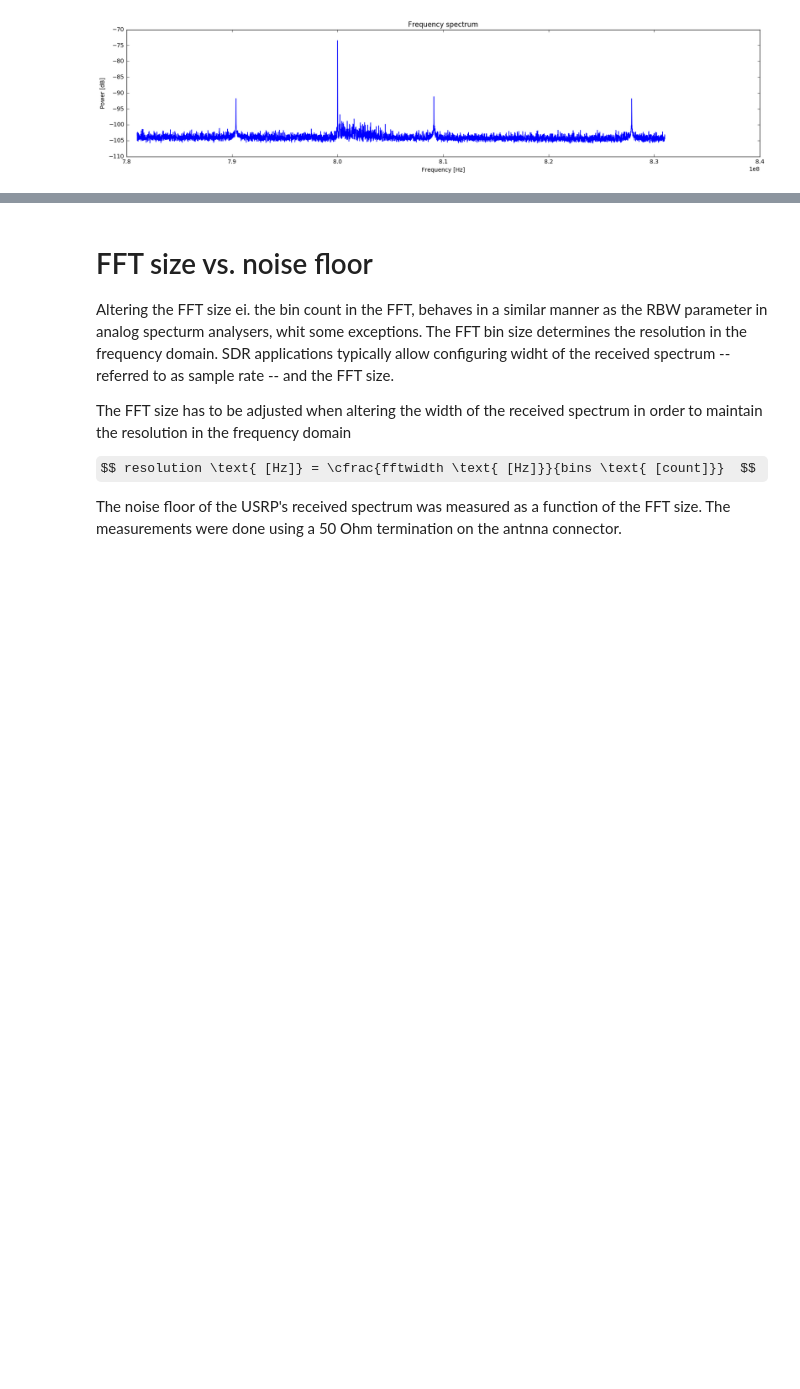
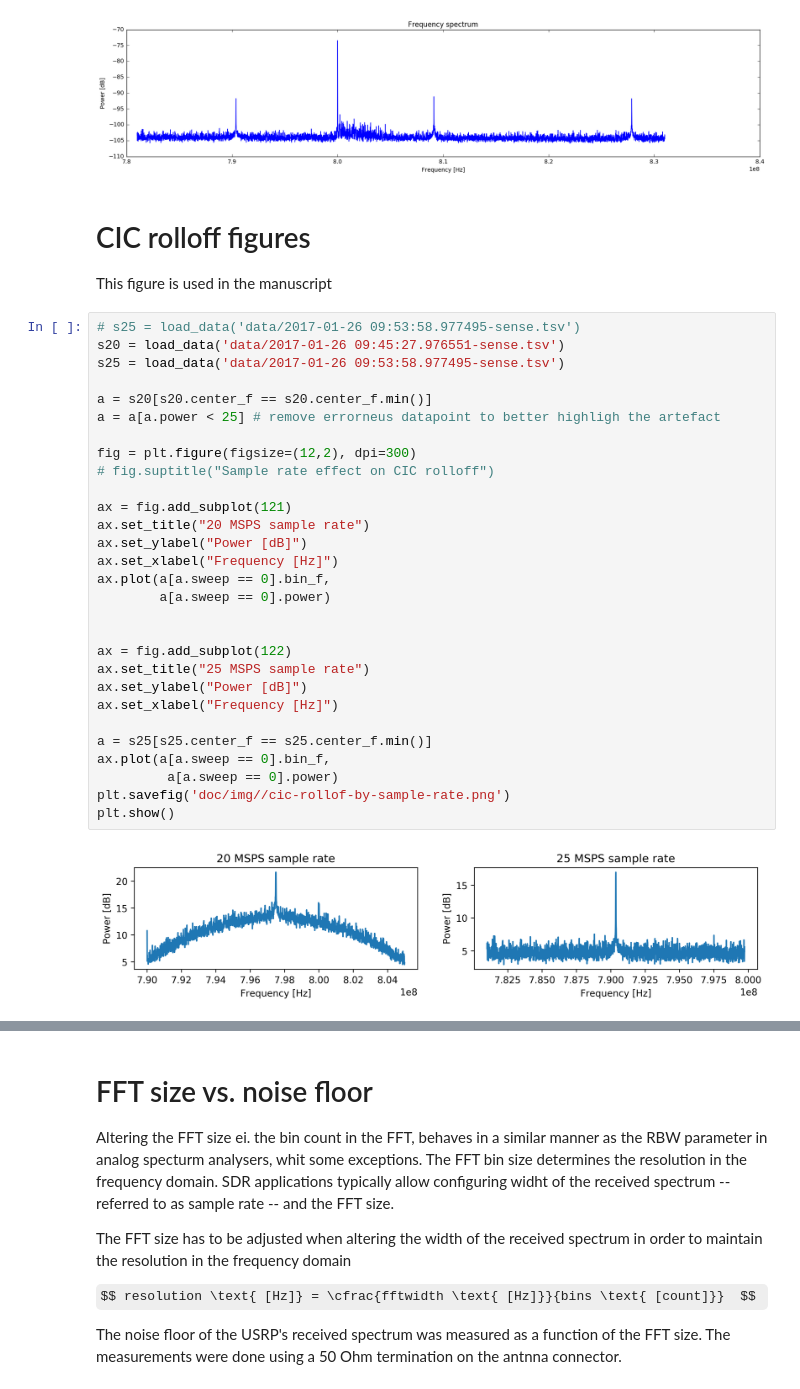
Before and after one commit to jarmokivekas/tuamk-thesis, a Jupyter notebook: spectrum-sense-data-processing.ipynb, the cells around one changed output, grey strips where cells are left out. Cells and saved outputs as stored; diff of their text form; some formulas as TeX source; blank space fills up the shorter version.

Commit message:
manuscript: cic-roll off, resampling

```diff
--- a/spectrum-sense-data-processing.ipynb
+++ b/spectrum-sense-data-processing.ipynb
@@ -130,4 +130,39 @@ plot_specturm(s25[s25.sweep == 0])
 plt.show()
 # %% [output]
 [figure]
+# %% [markdown]
+# CIC rolloff figures
+
+This figure is used in the manuscript
+# %%
+# s25 = load_data('data/2017-01-26 09:53:58.977495-sense.tsv')
+s20 = load_data('data/2017-01-26 09:45:27.976551-sense.tsv')
+s25 = load_data('data/2017-01-26 09:53:58.977495-sense.tsv')
+
+a = s20[s20.center_f == s20.center_f.min()]
+a = a[a.power < 25] # remove errorneus datapoint to better highligh the artefact
+
+fig = plt.figure(figsize=(12,2), dpi=300)
+# fig.suptitle("Sample rate effect on CIC rolloff")
+
+ax = fig.add_subplot(121)
+ax.set_title("20 MSPS sample rate")
+ax.set_ylabel("Power [dB]")
+ax.set_xlabel("Frequency [Hz]")
+ax.plot(a[a.sweep == 0].bin_f,
+        a[a.sweep == 0].power)
+
+
+ax = fig.add_subplot(122)
+ax.set_title("25 MSPS sample rate")
+ax.set_ylabel("Power [dB]")
+ax.set_xlabel("Frequency [Hz]")
+
+a = s25[s25.center_f == s25.center_f.min()]
+ax.plot(a[a.sweep == 0].bin_f,
+         a[a.sweep == 0].power)
+plt.savefig('doc/img//cic-rollof-by-sample-rate.png')
+plt.show()
+# %% [output]
+[figure, added]
 # %%
```
Also changed, not shown: parts of 2 cells of this notebook, 6 other files.
